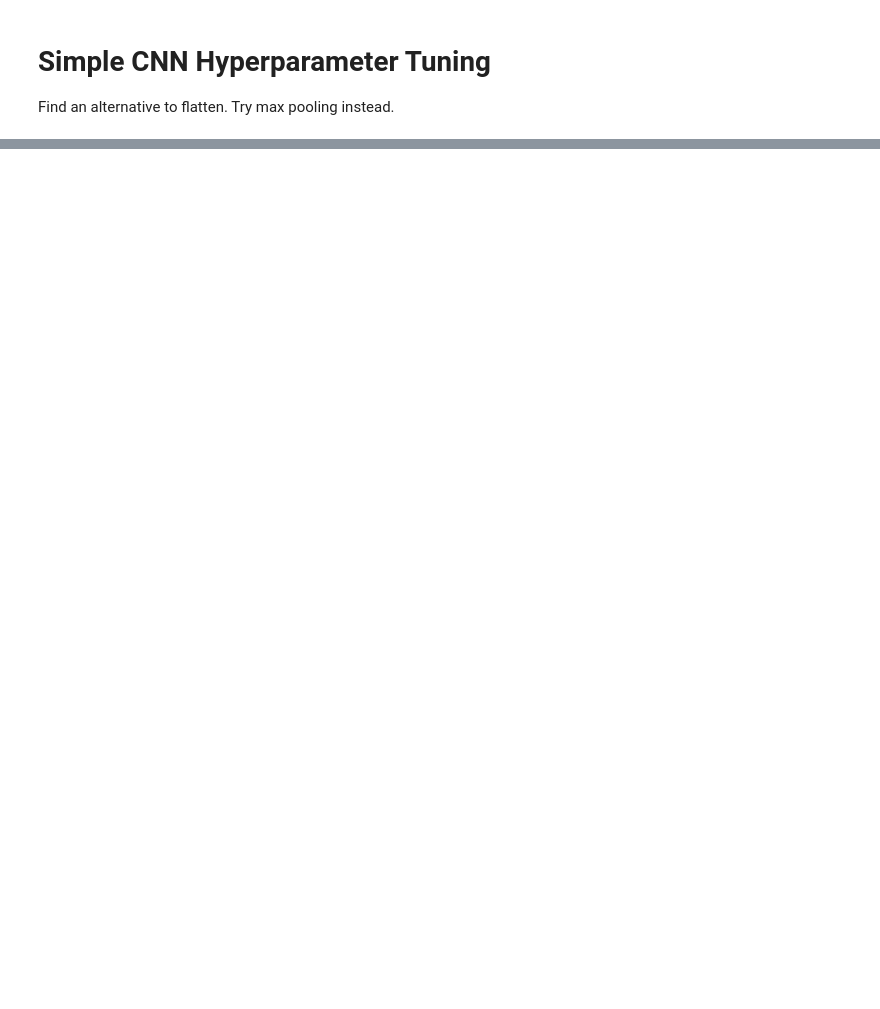
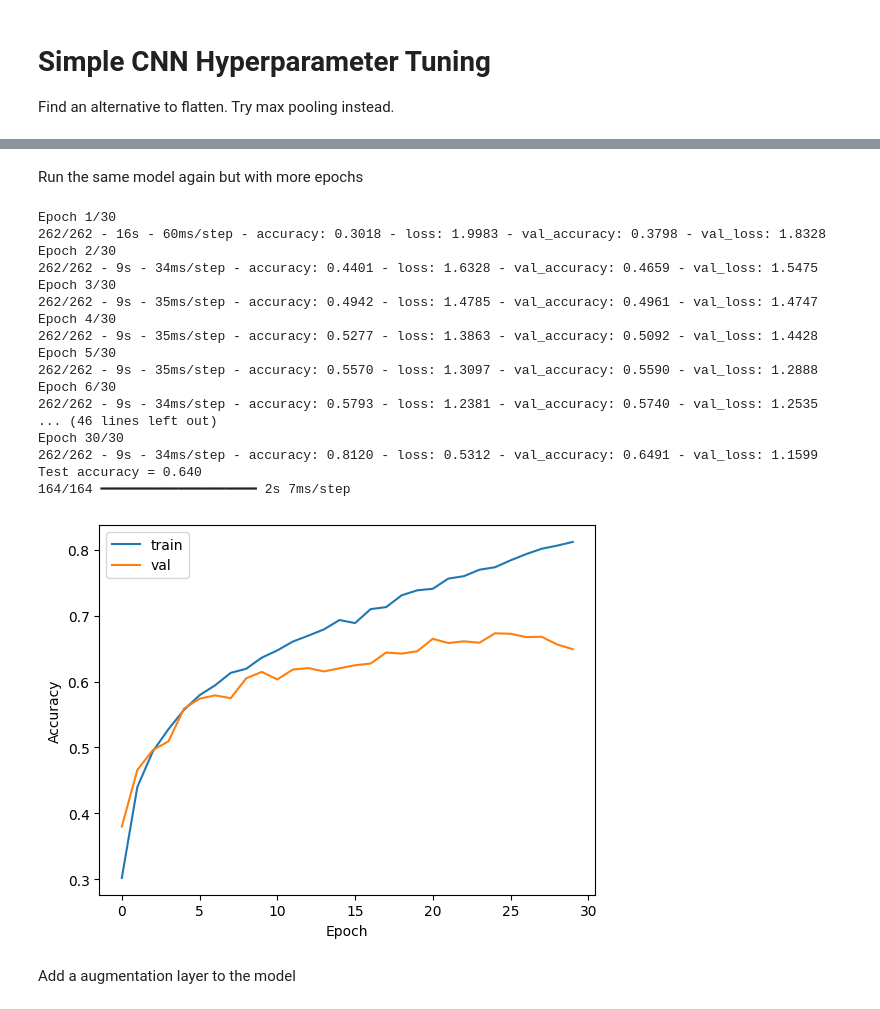
Before and after one commit to caroline-reges/Image-Identification-Using-Deep-Learning, a Jupyter notebook: Deep Learning Code.ipynb, the cells around one changed output, grey strips where cells are left out. Saved outputs shown, nothing was run; the diff lists cells and outputs as text; code cells hidden in the pictures; blank space fills up the shorter version.

```diff
--- a/Deep Learning Code.ipynb
+++ b/Deep Learning Code.ipynb
@@ -350,0 +395,48 @@ Test accuracy = 0.632
+# %% [markdown]
+Run the same model again but with more epochs
+# %%
+#compile and train model
+model.compile(optimizer='adam',
+              loss='categorical_crossentropy',
+              metrics=['accuracy'])
+
+history = model.fit(x_train, y_train,
+                    epochs=30,
+                    batch_size=64,
+                    validation_split=0.2,
+                    verbose=2)
+
+#calculate test accuracy, and predict on unseen images
+test_loss, test_acc = model.evaluate(x_test, y_test, verbose=0)
+
+print(f"Test accuracy = {test_acc:.3f}")
+
+predictions = model.predict(x_test)
+
+plt.plot(history.history['accuracy'], label='train')
+plt.plot(history.history['val_accuracy'], label='val')
+plt.legend()
+plt.xlabel('Epoch')
+plt.ylabel('Accuracy')
+plt.show()
+# %% [output]
+Epoch 1/30
+262/262 - 16s - 60ms/step - accuracy: 0.3018 - loss: 1.9983 - val_accuracy: 0.3798 - val_loss: 1.8328
+Epoch 2/30
+262/262 - 9s - 34ms/step - accuracy: 0.4401 - loss: 1.6328 - val_accuracy: 0.4659 - val_loss: 1.5475
+Epoch 3/30
+262/262 - 9s - 35ms/step - accuracy: 0.4942 - loss: 1.4785 - val_accuracy: 0.4961 - val_loss: 1.4747
+Epoch 4/30
+262/262 - 9s - 35ms/step - accuracy: 0.5277 - loss: 1.3863 - val_accuracy: 0.5092 - val_loss: 1.4428
+Epoch 5/30
+262/262 - 9s - 35ms/step - accuracy: 0.5570 - loss: 1.3097 - val_accuracy: 0.5590 - val_loss: 1.2888
+Epoch 6/30
+262/262 - 9s - 34ms/step - accuracy: 0.5793 - loss: 1.2381 - val_accuracy: 0.5740 - val_loss: 1.2535
+... (46 lines left out)
+Epoch 30/30
+262/262 - 9s - 34ms/step - accuracy: 0.8120 - loss: 0.5312 - val_accuracy: 0.6491 - val_loss: 1.1599
+Test accuracy = 0.640
+164/164 ━━━━━━━━━━━━━━━━━━━━ 2s 7ms/step
+[figure, added]
+# %% [markdown]
+Add a augmentation layer to the model
```
Also changed, not shown: parts of 8 cells of this notebook.
